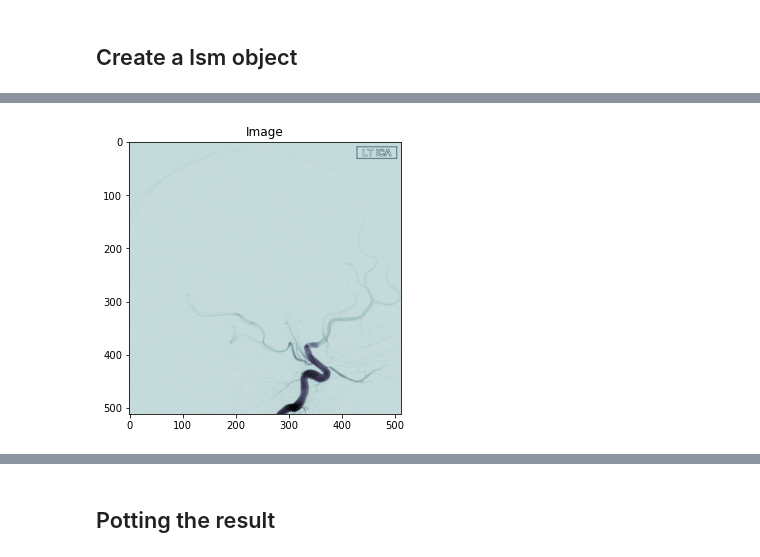
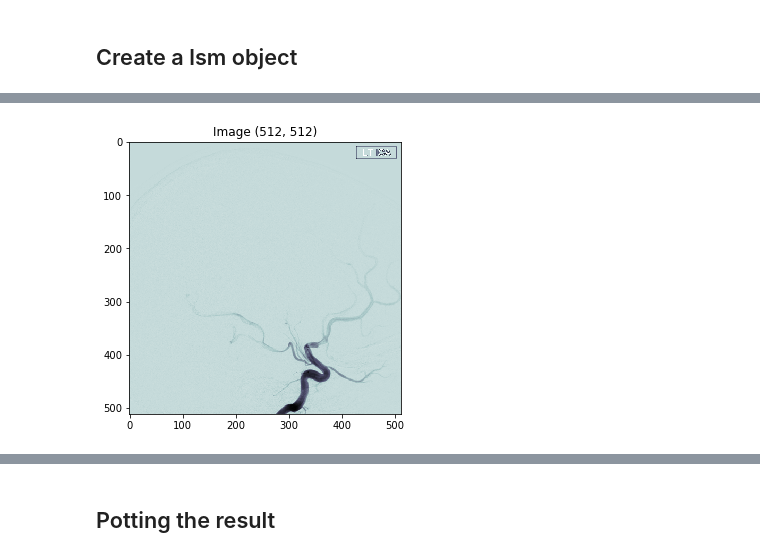
Before and after one commit to QuantuMope/vessel-segmentation-deformable-models, a Jupyter notebook: level_set_python_codes/Level Set Method for Image Segmentation.ipynb, the cells around one changed output, grey strips where cells are left out. Saved outputs shown, nothing was run; the diff lists cells and outputs as text; code cells hidden in the pictures.

```diff
--- a/level_set_python_codes/Level Set Method for Image Segmentation.ipynb
+++ b/level_set_python_codes/Level Set Method for Image Segmentation.ipynb
@@ -78,22 +89,25 @@ lsm = LSM(n1,n2,rho,sigma,omega,epsilon)
 # %%
 fig, ax = plt.subplots(1, 1, figsize=(5,5))
 
 # Create an image
 # image = np.zeros((n2,n1))
 
 # image[:,:] = -1
 # image[((x-0.4)*(x-0.4)+(y-0.4)*(y-0.4)<0.2*0.2) | ((x-0.6)*(x-0.6)+(y-0.6)*(y-0.6)<0.2*0.2)] = 1
 
 
 # Import an image
 image = mpimg.imread('./external_images/74al.png')
 image = cv2.resize(image, (n2,n1))
 
+if len(image.shape) > 2:
+    image = cv2.cvtColor(image, cv2.COLOR_BGR2GRAY)
+
 ax.imshow(image,'bone')
-plt.title("Image")
+plt.title("Image {}".format(image.shape))
 plt.show()
 # %% [output]
-[figure, old version]
+[figure, new version]
 # %%
 # Run a method
 max_iter = 200 # Maximum iterations
```
Also changed, not shown: parts of 9 cells of this notebook.
